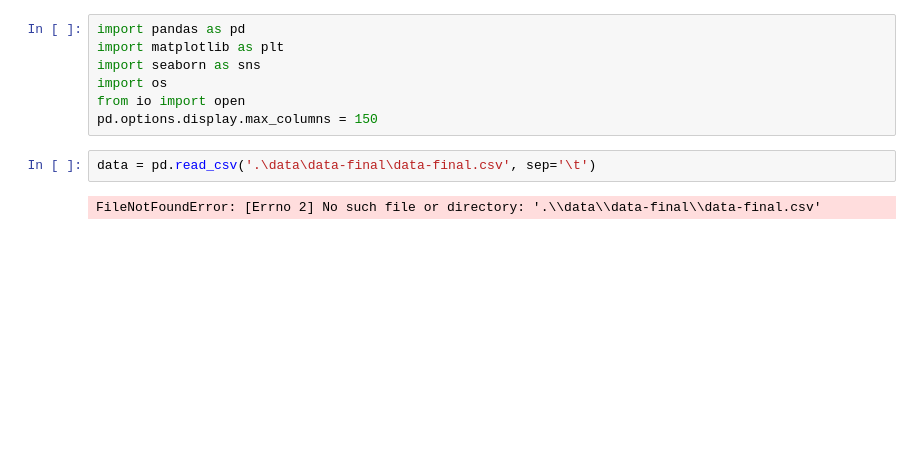
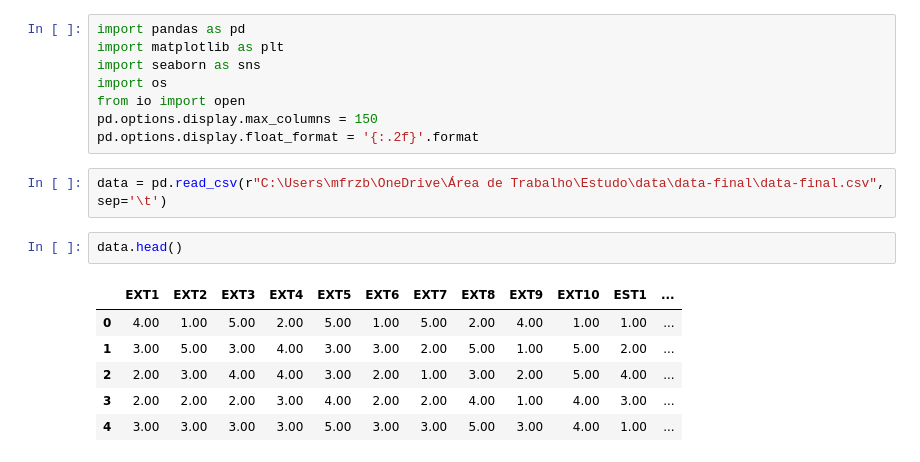
Before and after one commit to felpk/ML_personalities, a Jupyter notebook: data_folder/main.ipynb, the cells around one changed output. Drawn from its saved outputs; the diff is of its cells as text; blank space fills up the shorter version.

```diff
--- a/data_folder/main.ipynb
+++ b/data_folder/main.ipynb
@@ -5,7 +5,15 @@ import seaborn as sns
 import os
 from io import open
 pd.options.display.max_columns = 150
+pd.options.display.float_format = '{:.2f}'.format
 # %%
-data = pd.read_csv('.\data\data-final\data-final.csv', sep='\t')
+data = pd.read_csv(r"C:\Users\mfrzb\OneDrive\Área de Trabalho\Estudo\data\data-final\data-final.csv", sep='\t')
-# %% [output]
-FileNotFoundError: [Errno 2] No such file or directory: '.\\data\\data-final\\data-final.csv'
+# %%
+data.head()
+# %% [output]
+|  | EXT1 | EXT2 | EXT3 | EXT4 | EXT5 | EXT6 | EXT7 | EXT8 | EXT9 | EXT10 | EST1 | ... |
+| 0 | 4.00 | 1.00 | 5.00 | 2.00 | 5.00 | 1.00 | 5.00 | 2.00 | 4.00 | 1.00 | 1.00 | ... |
+| 1 | 3.00 | 5.00 | 3.00 | 4.00 | 3.00 | 3.00 | 2.00 | 5.00 | 1.00 | 5.00 | 2.00 | ... |
+| 2 | 2.00 | 3.00 | 4.00 | 4.00 | 3.00 | 2.00 | 1.00 | 3.00 | 2.00 | 5.00 | 4.00 | ... |
+| 3 | 2.00 | 2.00 | 2.00 | 3.00 | 4.00 | 2.00 | 2.00 | 4.00 | 1.00 | 4.00 | 3.00 | ... |
+| 4 | 3.00 | 3.00 | 3.00 | 3.00 | 5.00 | 3.00 | 3.00 | 5.00 | 3.00 | 4.00 | 1.00 | ... |
```
Also changed, not shown: parts of 17 cells of this notebook.
